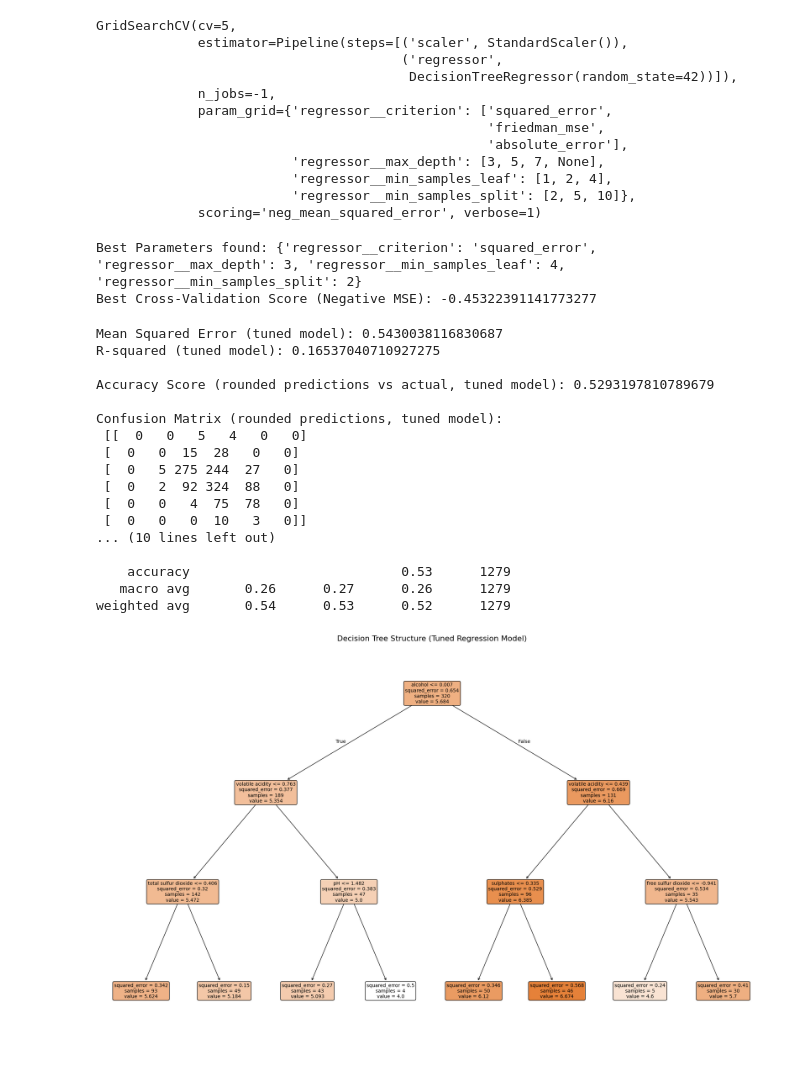
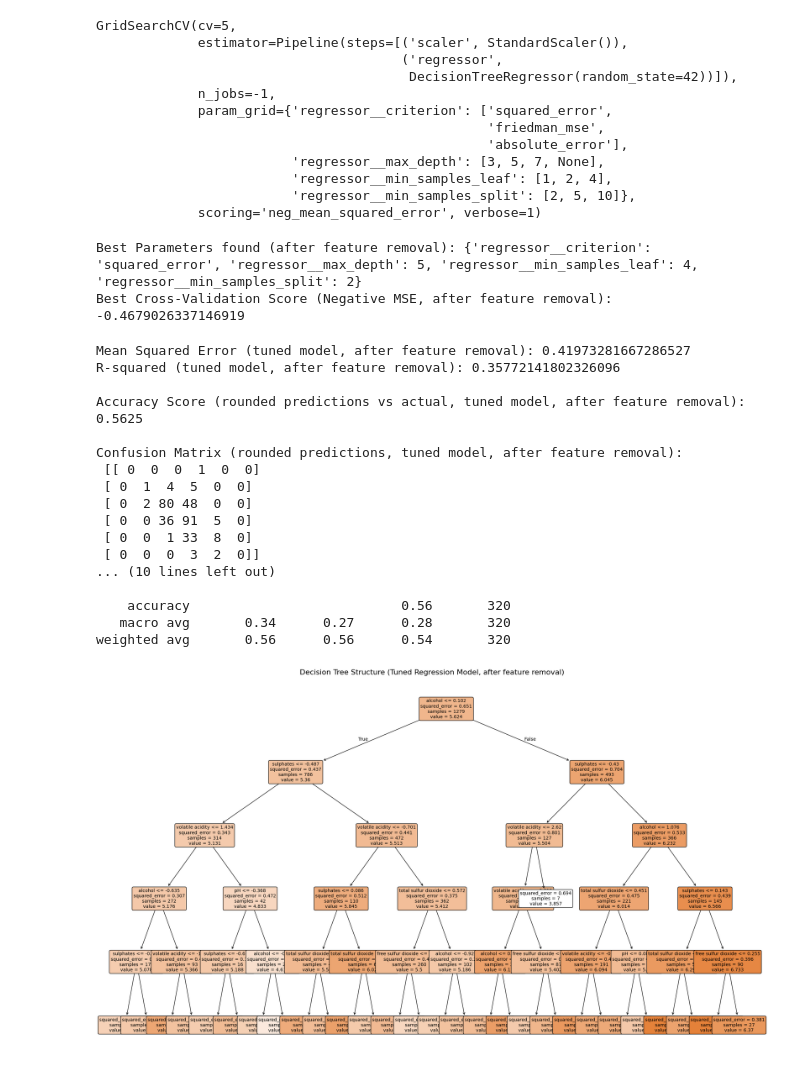
Before and after one commit to saim9211/Machine-Learning-Stuff, a Jupyter notebook: Decision_tree.ipynb, the cells around one changed output. Saved outputs shown, nothing was run; the diff lists cells and outputs as text; code cells hidden in the pictures.

Commit message:
in this i try to eliminate the non  effect producing column

```diff
--- a/Decision_tree.ipynb
+++ b/Decision_tree.ipynb
@@ -58,3 +58,7 @@ Data columns (total 12 columns):
  11  quality               1599 non-null   int64
 dtypes: float64(11), int64(1)
 memory usage: 150.0 KB
+# %%
+columns_to_drop = ['fixed acidity', 'citric acid', 'chlorides', 'residual sugar', 'density']
+df = df.drop(columns=columns_to_drop)
+display(df.head())
@@ -84,7 +90,7 @@ from sklearn.preprocessing import OneHotEncoder
 # %%
 from sklearn.tree import DecisionTreeClassifier, plot_tree
 # %%
-x_test, x_train, y_test, y_train = train_test_split(df.drop('quality', axis=1), df['quality'], test_size=0.2, random_state=42)
+x_train, x_test, y_train, y_test = train_test_split(df.drop('quality', axis=1), df['quality'], test_size=0.2, random_state=42)
 # %%
 x_test.shape, x_train.shape, y_test.shape, y_train.shape
 # %% [output]
@@ -134,13 +140,14 @@ GridSearchCV(cv=5,
                          'regressor__min_samples_split': [2, 5, 10]},
              scoring='neg_mean_squared_error', verbose=1)
 # %%
-print("Best Parameters found:", pipeline.best_params_)
-print("Best Cross-Validation Score (Negative MSE):", pipeline.best_score_)
+print("Best Parameters found (after feature removal):", pipeline.best_params_)
+print("Best Cross-Validation Score (Negative MSE, after feature removal):", pipeline.best_score_)
 # %% [output]
-Best Parameters found: {'regressor__criterion': 'squared_error', 'regressor__max_depth': 3, 'regressor__min_samples_leaf': 4, 'regressor__min_samples_split': 2}
-Best Cross-Validation Score (Negative MSE): -0.45322391141773277
+Best Parameters found (after feature removal): {'regressor__criterion': 'squared_error', 'regressor__max_depth': 5, 'regressor__min_samples_leaf': 4, 'regressor__min_samples_split': 2}
+Best Cross-Validation Score (Negative MSE, after feature removal): -0.4679026337146919
 # %%
-from sklearn.metrics import mean_squared_error, r2_score
+from sklearn.metrics import mean_squared_error, r2_score, accuracy_score, confusion_matrix, classification_report
+import numpy as np
 
 # Evaluate the model with the best estimator (regressor)
 y_pred_tuned = pipeline.best_estimator_.predict(x_test)
@@ -148,55 +155,55 @@ y_pred_tuned = pipeline.best_estimator_.predict(x_test)
 # Round predictions to nearest integer for interpretation as quality scores, if desired
 y_pred_tuned_rounded = np.round(y_pred_tuned).astype(int)
 
-print("Mean Squared Error (tuned model):", mean_squared_error(y_test, y_pred_tuned))
-print("R-squared (tuned model):", r2_score(y_test, y_pred_tuned))
+print("Mean Squared Error (tuned model, after feature removal):", mean_squared_error(y_test, y_pred_tuned))
+print("R-squared (tuned model, after feature removal):", r2_score(y_test, y_pred_tuned))
 
 # If you still want to see 'accuracy' in terms of rounded predictions vs actual classes
 # This is not a standard regression metric, but can be informative for discrete targets
-print("\nAccuracy Score (rounded predictions vs actual, tuned model):", accuracy_score(y_test, np.clip(y_pred_tuned_rounded, y_test.min(), y_test.max())))
-print("\nConfusion Matrix (rounded predictions, tuned model):\n", confusion_matrix(y_test, np.clip(y_pred_tuned_rounded, y_test.min(), y_test.max())))
-print("\nClassification Report (rounded predictions, tuned model):\n", classification_report(y_test, np.clip(y_pred_tuned_rounded, y_test.min(), y_test.max())))
+print("\nAccuracy Score (rounded predictions vs actual, tuned model, after feature removal):", accuracy_score(y_test, np.clip(y_pred_tuned_rounded, y_test.min(), y_test.max())))
+print("\nConfusion Matrix (rounded predictions, tuned model, after feature removal):\n", confusion_matrix(y_test, np.clip(y_pred_tuned_rounded, y_test.min(), y_test.max())))
+print("\nClassification Report (rounded predictions, tuned model, after feature removal):\n", classification_report(y_test, np.clip(y_pred_tuned_rounded, y_test.min(), y_test.max())))
 # %% [output]
-Mean Squared Error (tuned model): 0.5430038116830687
-R-squared (tuned model): 0.16537040710927275
+Mean Squared Error (tuned model, after feature removal): 0.41973281667286527
+R-squared (tuned model, after feature removal): 0.35772141802326096
 
-Accuracy Score (rounded predictions vs actual, tuned model): 0.5293197810789679
+Accuracy Score (rounded predictions vs actual, tuned model, after feature removal): 0.5625
 
-Confusion Matrix (rounded predictions, tuned model):
- [[  0   0   5   4   0   0]
- [  0   0  15  28   0   0]
- [  0   5 275 244  27   0]
- [  0   2  92 324  88   0]
- [  0   0   4  75  78   0]
- [  0   0   0  10   3   0]]
+Confusion Matrix (rounded predictions, tuned model, after feature removal):
+ [[ 0  0  0  1  0  0]
+ [ 0  1  4  5  0  0]
+ [ 0  2 80 48  0  0]
+ [ 0  0 36 91  5  0]
+ [ 0  0  1 33  8  0]
+ [ 0  0  0  3  2  0]]
 ... (10 lines left out)
 
-    accuracy                           0.53      1279
-   macro avg       0.26      0.27      0.26      1279
-weighted avg       0.54      0.53      0.52      1279
+    accuracy                           0.56       320
+   macro avg       0.34      0.27      0.28       320
+weighted avg       0.56      0.56      0.54       320
 # %%
 import matplotlib.pyplot as plt
 
 # Get the best DecisionTreeRegressor from the pipeline
-best_tree_model = pipeline.best_estimator_.named_steps['regressor'] # Changed to 'regressor'
+best_tree_model = pipeline.best_estimator_.named_steps['regressor']
 
-# Get feature names from x_train
+# Get feature names from x_train (updated after column removal)
 feature_names = x_train.columns.tolist()
 
 # Get class names from y_train (unique quality levels) - still useful for visualization as 'value' display
 class_names = [str(int(c)) for c in sorted(y_train.unique())]
 
 plt.figure(figsize=(25, 15))
 plot_tree(best_tree_model,
           feature_names=feature_names,
           class_names=class_names, # Use for class display in nodes, even for regression
           filled=True,
           rounded=True,
           fontsize=10)
-plt.title('Decision Tree Structure (Tuned Regression Model)', fontsize=16)
+plt.title('Decision Tree Structure (Tuned Regression Model, after feature removal)', fontsize=16)
 plt.show()
 # %% [output]
-[figure, old version]
+[figure, new version]
 # %%
 import matplotlib.pyplot as plt
 import seaborn as sns
```
Also changed, not shown: parts of 6 cells of this notebook.
